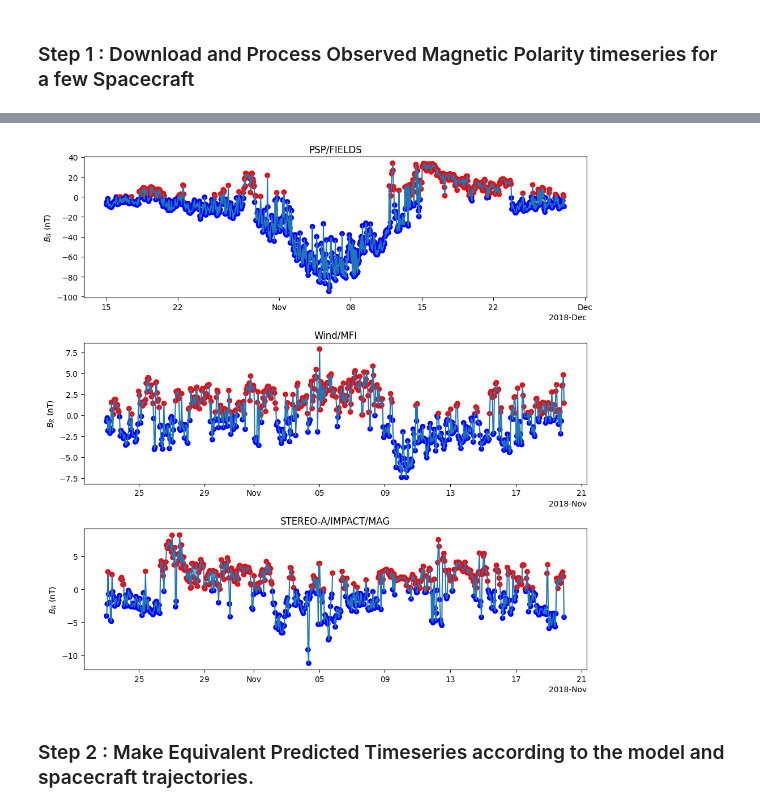
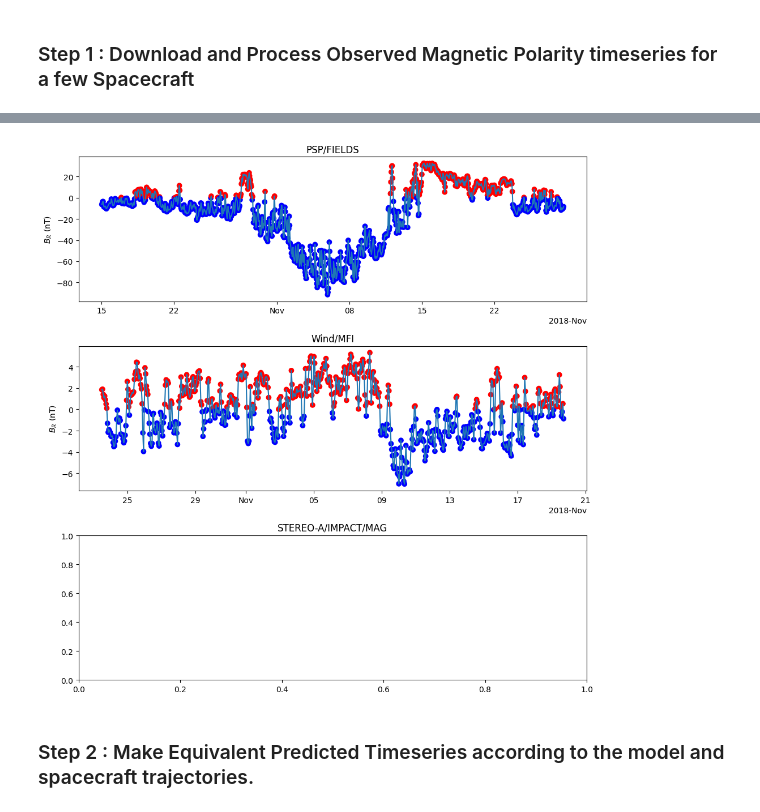
Before and after one commit to STBadman/cmfpy, a Jupyter notebook: topLevel.ipynb, the cells around one changed output, grey strips where cells are left out. Cells and saved outputs as stored; diff of their text form; code cells hidden in the pictures.

```diff
--- a/topLevel.ipynb
+++ b/topLevel.ipynb
@@ -225,8 +221,8 @@ WLmetric Score : 62.10854825947044
 # a practical amount of time/computation
 
 dt_center = datetime.datetime(2018,11,6)
-observed_field_psp = NLmetric.create_br_obs(dt_center,"psp")
-observed_field_l1 = NLmetric.create_br_obs(dt_center,"L1")
+observed_field_psp = NLmetric.create_polarity_obs(dt_center,"psp",return_br=True)
+observed_field_l1 = NLmetric.create_polarity_obs(dt_center,"L1",return_br=True)
 ### STEREO data is heavy, takes a few min to run
-observed_field_sta = NLmetric.create_br_obs(dt_center,"stereo-a")
+#observed_field_sta = NLmetric.create_br_obs(dt_center,"stereo-a")
 # %% [output]
@@ -250,14 +246,14 @@ observed_field_sta = NLmetric.create_br_obs(dt_center,"stereo-a")
 # %%
 fig,axes=plt.subplots(figsize=(10,10),nrows=3)
-for ax,sc in zip(axes,[observed_field_psp,observed_field_l1,observed_field_sta]) :
+for ax,sc in zip(axes,[observed_field_psp,observed_field_l1]):#,observed_field_sta]) :
     ax.plot(*sc)
     ax.scatter(*sc,color=plt.cm.bwr(np.sign(sc[1])))
     ax.set_ylabel("$B_R$ (nT)")
 axes[0].set_title("PSP/FIELDS")
 axes[1].set_title("Wind/MFI")
 axes[2].set_title("STEREO-A/IMPACT/MAG")
 plt.tight_layout()
 # %% [output]
-[figure, old version]
+[figure, new version]
 # %% [markdown]
 ### Step 2 : Make Equivalent Predicted Timeseries according to the model and spacecraft trajectories.
```
Also changed, not shown: parts of 14 cells of this notebook, 2 other files.
